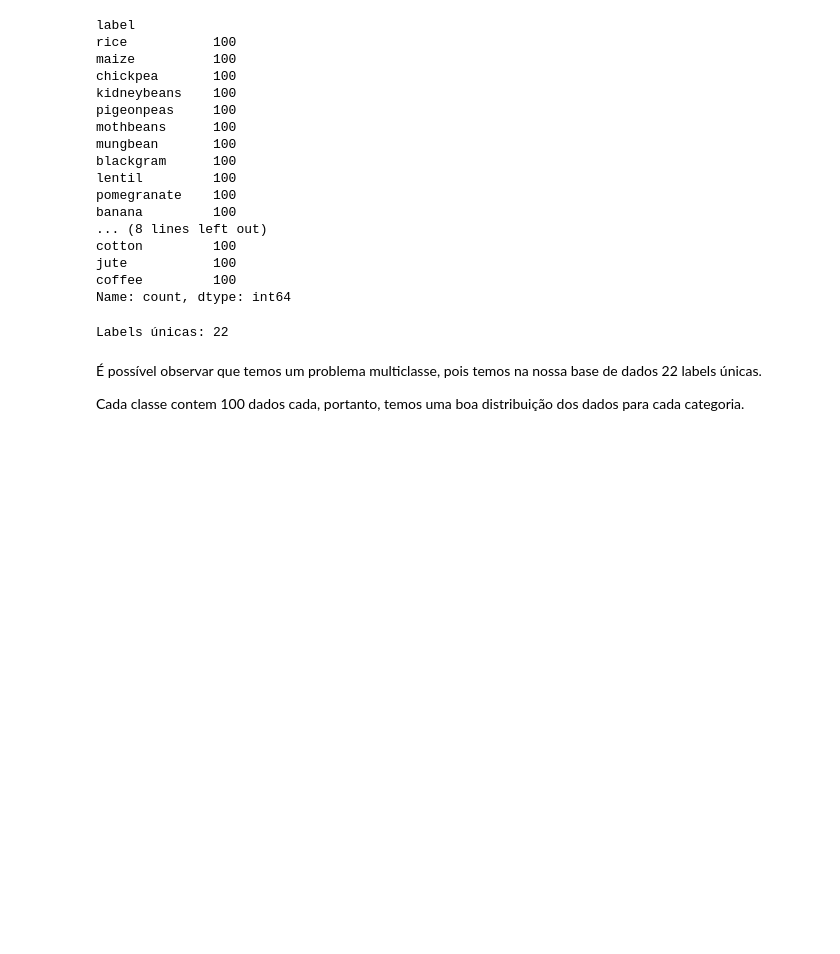
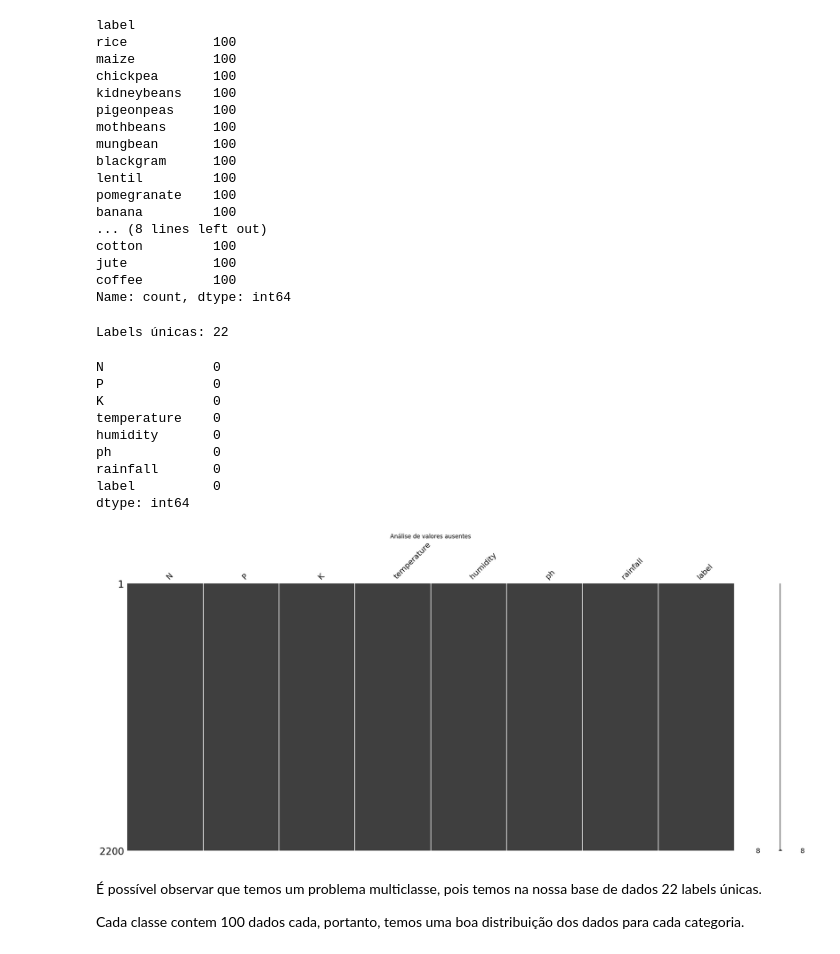
Before and after one commit to DiogoBotton/Machine_Learning_Training_Learn, a Jupyter notebook: Fiap_Cap14_Treinamento_ML/Atividade/Tecnica_Aprendizado_Maquina.ipynb, the cells around one changed output. Saved outputs shown, nothing was run; the diff lists cells and outputs as text; code cells hidden in the pictures; blank space fills up the shorter version.

```diff
--- a/Fiap_Cap14_Treinamento_ML/Atividade/Tecnica_Aprendizado_Maquina.ipynb
+++ b/Fiap_Cap14_Treinamento_ML/Atividade/Tecnica_Aprendizado_Maquina.ipynb
@@ -95,6 +95,26 @@ Name: count, dtype: int64
 print("Labels únicas:", len(pd.unique(df['label'])))
 # %% [output]
 Labels únicas: 22
+# %%
+# Análise de dados ausentes
+import matplotlib.pyplot as plt
+import missingno as msno
+
+msno.matrix(df)
+plt.title("Análise de valores ausentes")
+
+df.isnull().sum()
+# %% [output]
+N              0
+P              0
+K              0
+temperature    0
+humidity       0
+ph             0
+rainfall       0
+label          0
+dtype: int64
+[figure, added]
 # %% [markdown]
 É possível observar que temos um problema multiclasse, pois temos na nossa base de dados 22 labels únicas.
 
```
Also changed, not shown: parts of 25 cells of this notebook.
